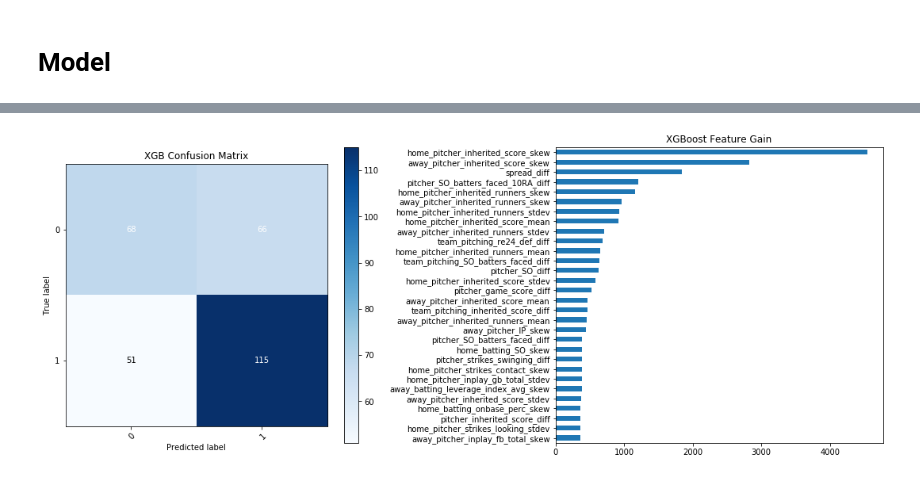
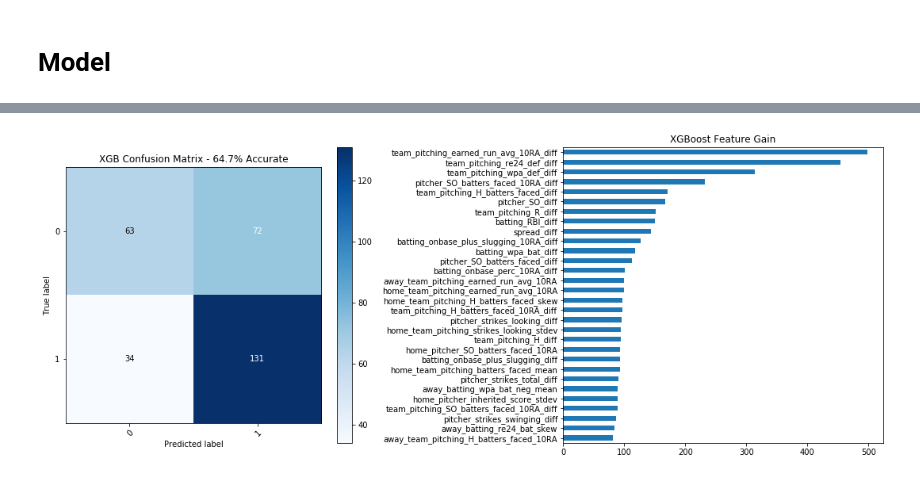
Before and after one commit to arjun-prabhakar/mlb_outcomes, a Jupyter notebook: notebooks/model.ipynb, the cells around one changed output, grey strips where cells are left out. Saved outputs shown, nothing was run; the diff lists cells and outputs as text; code cells hidden in the pictures.

Commit message:
efficiency update. added win stats. 65.6% accuracy on valid set (.646 auc). predictions still fucked up, I think its a sorting issue

```diff
--- a/notebooks/model.ipynb
+++ b/notebooks/model.ipynb
@@ -67,10 +64,10 @@ xgb_params = {'colsample_bytree': 0.3,
 # %%
-gbm = xgb.XGBClassifier(**xgb_params, num_boost_round=100, random_state=13)
+gbm = xgb.XGBClassifier(**xgb_params, num_boost_round=100, random_state=-1)
 model = gbm.fit(X_train, y_train,
                 verbose=True,
                 eval_set = [[X_train, y_train],
                           [X_valid, y_valid]],
-                early_stopping_rounds=5)
+                early_stopping_rounds=15)
 xgb_test_preds = model.predict(X_valid)
 xgb_test_proba = model.predict_proba(X_valid)[:,1]
 accuracy_score(y_valid, xgb_test_preds), roc_auc_score(y_valid, xgb_test_preds)
@@ -116,14 +110,23 @@ pickle.dump((encoder, model), open('../data/encoder_model.pk','wb'))
 # Hyperopt
 # %%
 def xgb_objective(params, data):
-    X,y = data
     params['max_depth']=int(params['max_depth'])
 
     np.random.seed(13)
-    xgb_class = xgb.XGBClassifier(**params, num_boost_round=100, random_state=13)
-    kfold = StratifiedKFold(n_splits=5, shuffle=True, random_state=13)
-    scores = cross_val_score(xgb_class, X, y, cv=kfold, n_jobs=-1, scoring='roc_auc')
-    return {'loss': -np.mean(scores), 'status':'ok'}
+#     X,y = data
+#     xgb_class = xgb.XGBClassifier(**params, num_boost_round=100, random_state=13)
+#     kfold = StratifiedKFold(n_splits=5, shuffle=True, random_state=13)
+#     scores = cross_val_score(xgb_class, X, y, cv=kfold, n_jobs=-1, scoring='roc_auc')
+#     return {'loss': -np.mean(scores), 'status':'ok'}
+    X_train,y_train,X_valid,y_valid = data
+    gbm = xgb.XGBClassifier(**params, num_boost_round=100, random_state=13)
+    model = gbm.fit(X_train, y_train,
+                    verbose=False,
+                    eval_set = [[X_train, y_train],
+                              [X_valid, y_valid]],
+                    early_stopping_rounds=15)
+    xgb_test_preds = model.predict(X_valid)
+    return(-roc_auc_score(y_valid, xgb_test_preds))
 
 def get_xgbparams(X,y):
     # find hyperparaams
@@ -136,7 +139,7 @@ def get_xgbparams(X,y):
         'learning_rate': hp.qloguniform('learning_rate', -4, -0.5, 1e-2),
     }
     trials = Trials()
-    fmin_objective = partial(xgb_objective, data=(X,y))
+    fmin_objective = partial(xgb_objective, data=(X_train,y_train,X_valid,y_valid))
 
     params = fmin(fmin_objective,
         space=space,
@@ -158,2 +161,4 @@ xgb_params
 # %% [markdown]
 # Model
+# %%
+xgb_params['learning_rate']=0.01
@@ -160,7 +174,13 @@ xgb_params
 # %%
 # gbm = xgb.XGBClassifier(num_boost_round=100, random_state=13)
-gbm = xgb.XGBClassifier(**xgb_params, num_boost_round=100, random_state=13)
-model = gbm.fit(X_train, y_train,verbose=False)
+# gbm = xgb.XGBClassifier(**xgb_params, num_boost_round=100, random_state=13)
+# model = gbm.fit(X_train, y_train,verbose=False)
+gbm = xgb.XGBClassifier(**xgb_params, num_boost_round=100, random_state=-1)
+model = gbm.fit(X_train, y_train,
+                verbose=True,
+                eval_set = [[X_train, y_train],
+                          [X_valid, y_valid]],
+                early_stopping_rounds=15)
 xgb_test_preds = model.predict(X_valid)
 xgb_test_proba = model.predict_proba(X_valid)[:,1]
 accuracy_score(y_valid, xgb_test_preds), roc_auc_score(y_valid, xgb_test_preds)
@@ -169,16 +206,16 @@ accuracy_score(y_valid, xgb_test_preds), roc_auc_score(y_valid, xgb_test_preds)
 # %%
 fig, ax = plt.subplots(1,2,figsize=(15,6))
 
 x = pd.Series(model.get_booster().get_score(importance_type= 'total_gain')
          ).sort_values()
 x[-30:].plot(kind='barh',ax=ax[1], title="XGBoost Feature Gain")
 
 util.plot_confusion_matrix(y_valid, xgb_test_preds, [0,1],
-                           ax=ax[0], title = "XGB Confusion Matrix")
+                           ax=ax[0], title = f"XGB Confusion Matrix - {accuracy_score(y_valid, xgb_test_preds)*100:.1f}% Accurate")
 
 fig.tight_layout()
 # %% [output]
-[figure, old version]
+[figure, new version]
 # %%
 import pickle
 pickle.dump((encoder, model), open('../data/encoder_model.pk','wb'))
```
Also changed, not shown: parts of 8 cells of this notebook, 3 other files.
